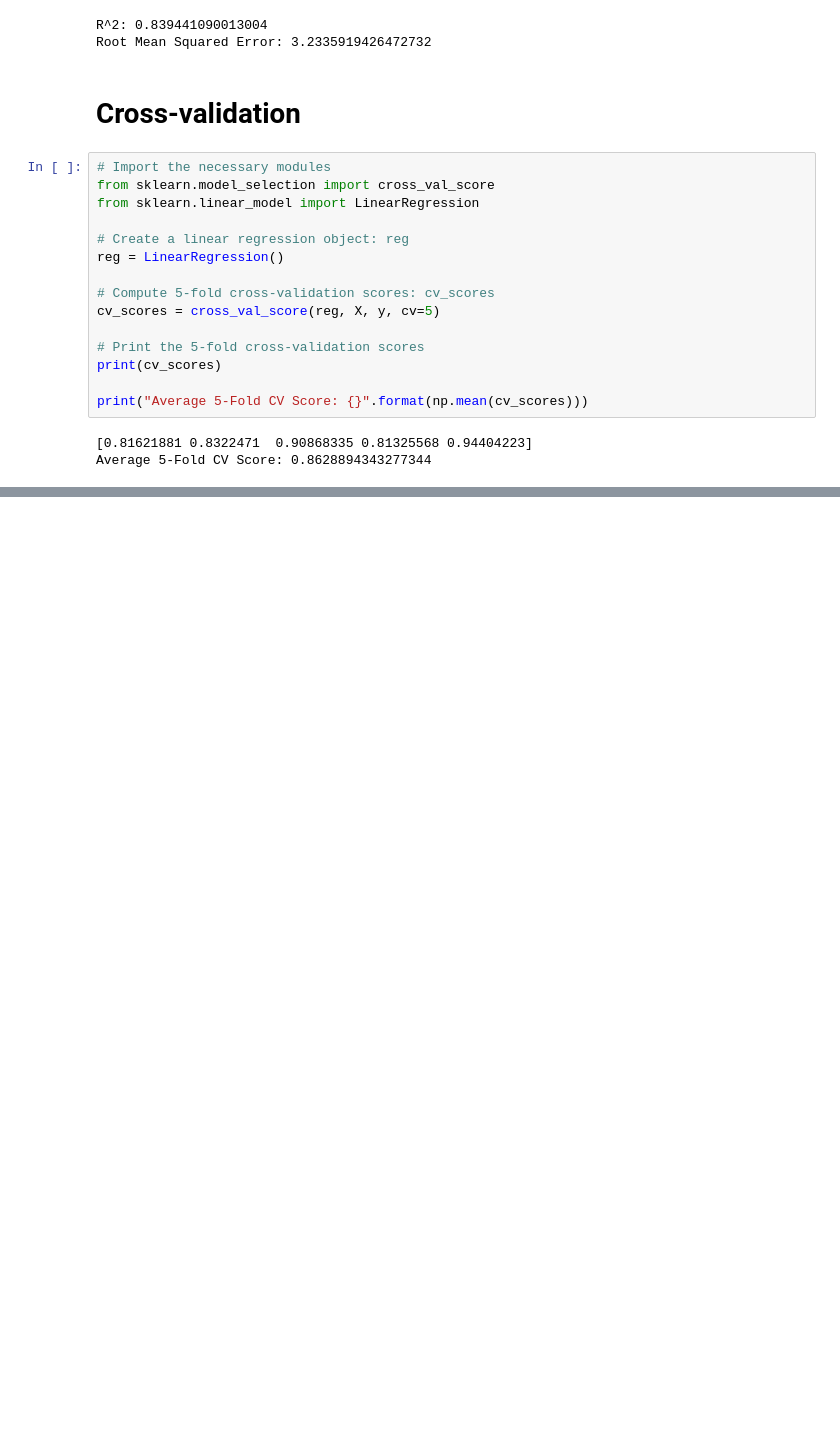
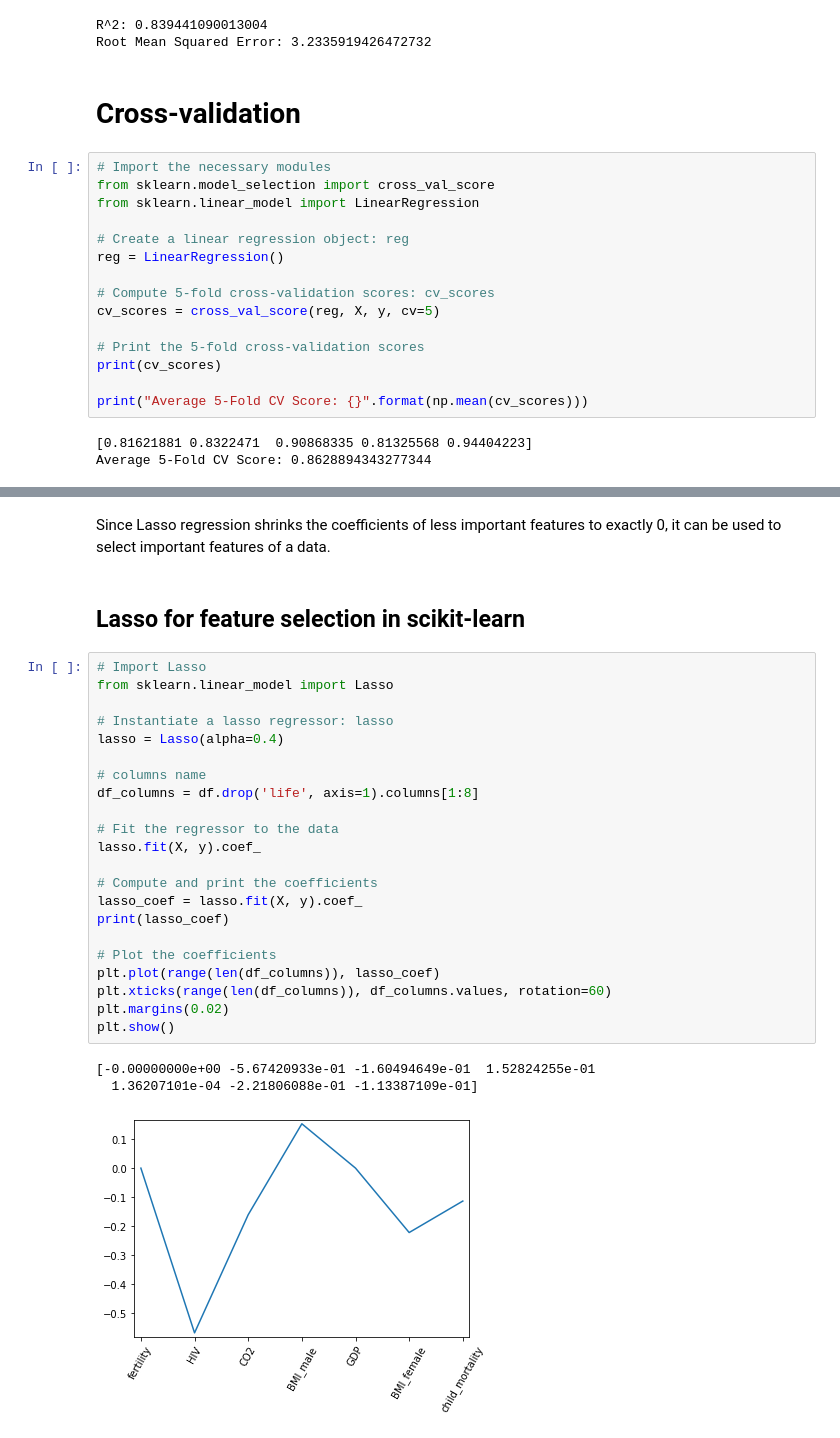
Before and after one commit to yoonseopark001/Python-Supervised-Learning-with-scikit-learn, a Jupyter notebook: B02_Regression_gapminder.ipynb, the cells around one changed output, grey strips where cells are left out. Drawn from its saved outputs; the diff is of its cells as text; blank space fills up the shorter version.

```diff
--- a/B02_Regression_gapminder.ipynb
+++ b/B02_Regression_gapminder.ipynb
@@ -215,0 +271,30 @@ Average 5-Fold CV Score: 0.8628894343277344
+# %% [markdown]
+Since Lasso regression shrinks the coefficients of less important features to exactly 0, it can be used to select important features of a data.
+# %% [markdown]
+## Lasso for feature selection in scikit-learn
+# %%
+# Import Lasso
+from sklearn.linear_model import Lasso
+
+# Instantiate a lasso regressor: lasso
+lasso = Lasso(alpha=0.4)
+
+# columns name
+df_columns = df.drop('life', axis=1).columns[1:8]
+
+# Fit the regressor to the data
+lasso.fit(X, y).coef_
+
+# Compute and print the coefficients
+lasso_coef = lasso.fit(X, y).coef_
+print(lasso_coef)
+
+# Plot the coefficients
+plt.plot(range(len(df_columns)), lasso_coef)
+plt.xticks(range(len(df_columns)), df_columns.values, rotation=60)
+plt.margins(0.02)
+plt.show()
+# %% [output]
+[-0.00000000e+00 -5.67420933e-01 -1.60494649e-01  1.52824255e-01
+  1.36207101e-04 -2.21806088e-01 -1.13387109e-01]
+[figure, added]
```
Also changed, not shown: parts of 14 cells of this notebook, 5 other files.
